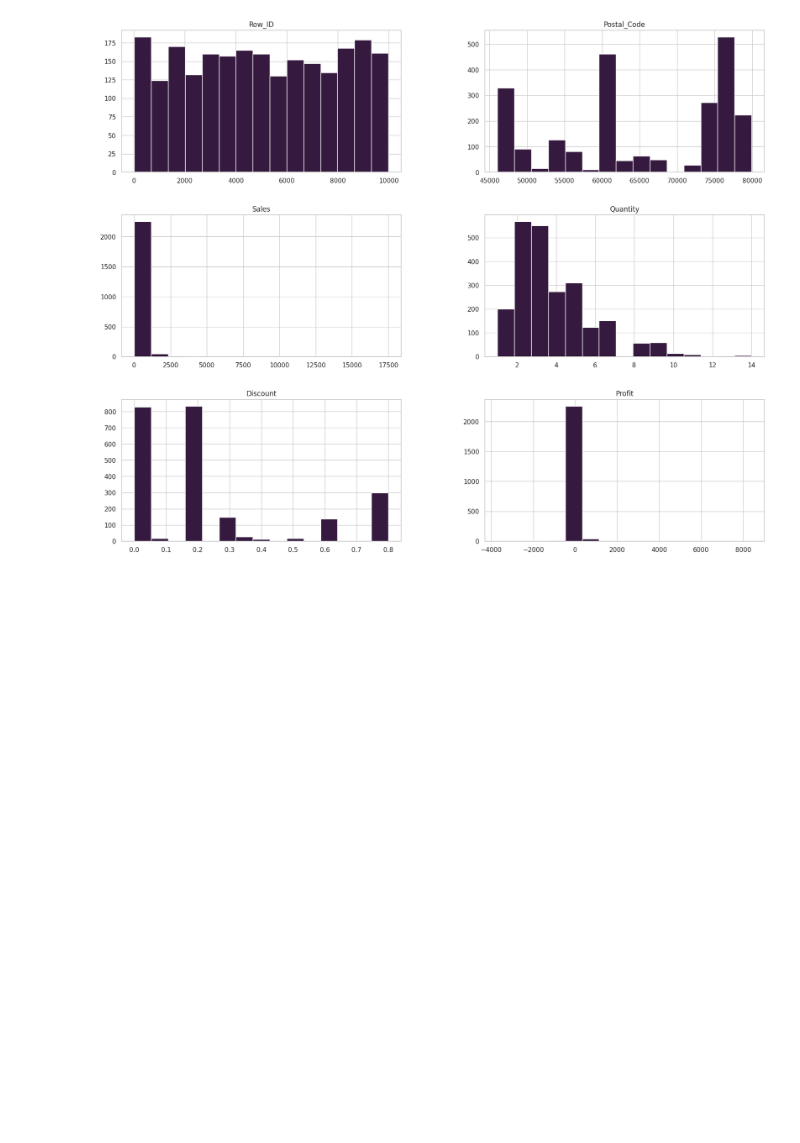
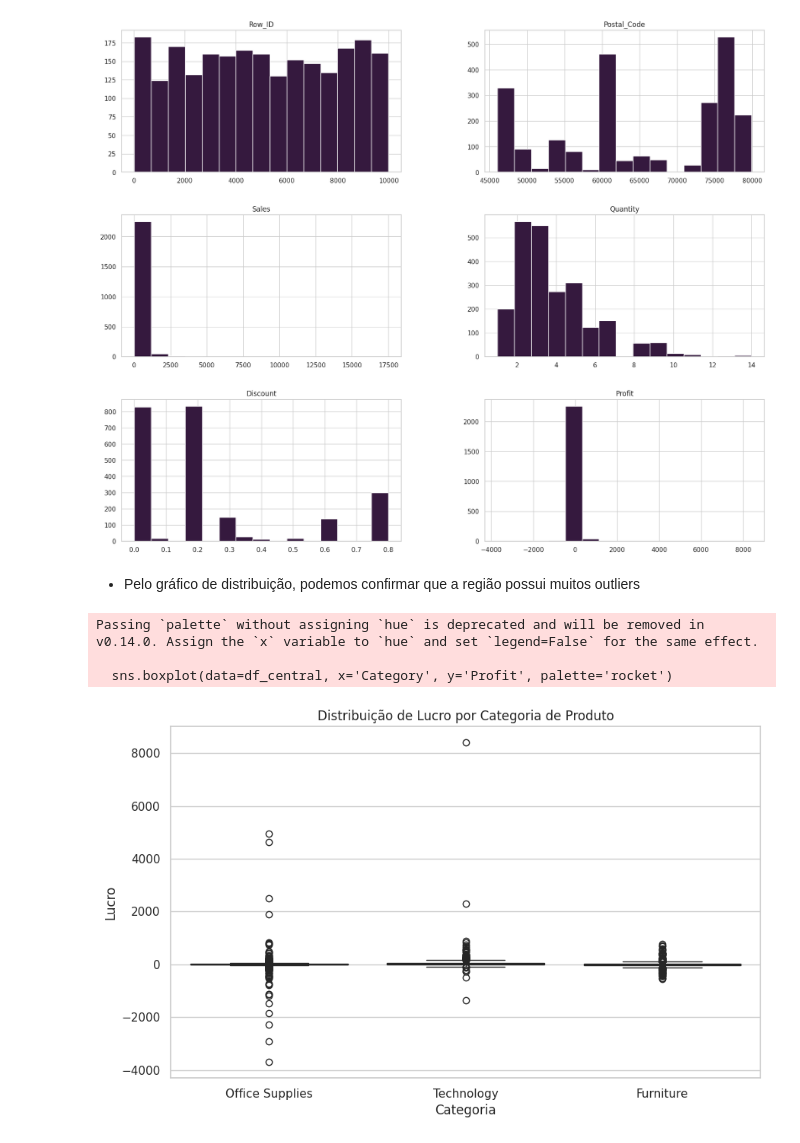
Before and after one commit to Ronaldo-Junior1/analise-dados-supermercado, a Jupyter notebook: Analise_base_supermercadoTeste.ipynb, the cells around one changed output. Saved outputs shown, nothing was run; the diff lists cells and outputs as text; code cells hidden in the pictures; blank space fills up the shorter version.

Commit message:
Continuando a Análise da Região com Menos Rentabilidade

```diff
--- a/Analise_base_supermercadoTeste.ipynb
+++ b/Analise_base_supermercadoTeste.ipynb
@@ -425,3 +428,19 @@ df_central.describe()
 df_central.hist(bins=15, figsize=(20,16));
 # %% [output]
 [figure]
+# %% [markdown]
+- Pelo gráfico de distribuição, podemos confirmar que a região possui muitos outliers
+# %%
+#. Plotando um BoxPlot para verificar qual é a distribuição de lucro por Categoria de Produto
+
+plt.figure(figsize=(10, 6))
+sns.boxplot(data=df_central, x='Category', y='Profit', palette='rocket')
+plt.title('Distribuição de Lucro por Categoria de Produto')
+plt.xlabel('Categoria')
+plt.ylabel('Lucro')
+plt.show()
+# %% [output]
+Passing `palette` without assigning `hue` is deprecated and will be removed in v0.14.0. Assign the `x` variable to `hue` and set `legend=False` for the same effect.
+
+  sns.boxplot(data=df_central, x='Category', y='Profit', palette='rocket')
+[figure, added]
```
Also changed, not shown: parts of 13 cells of this notebook.
